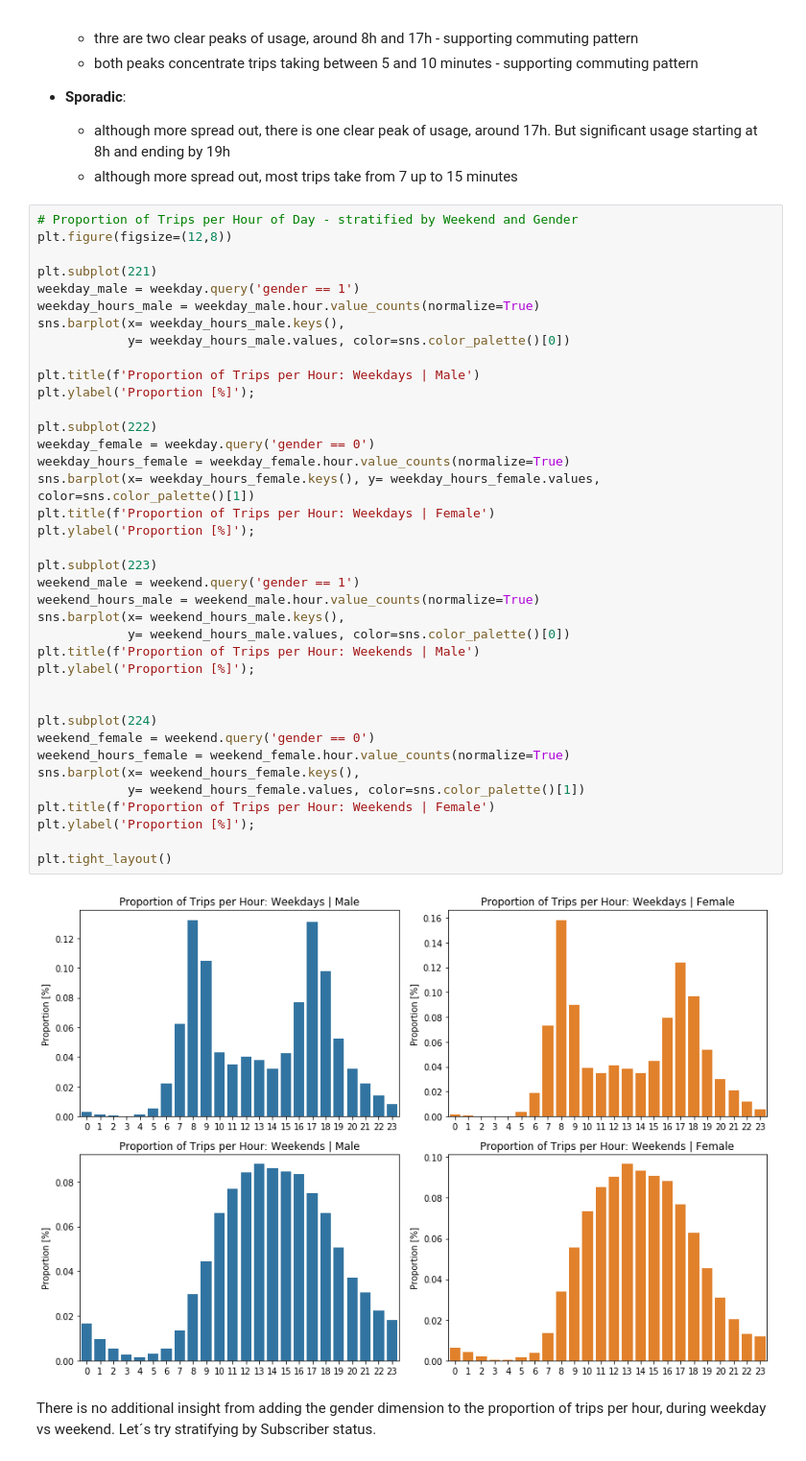
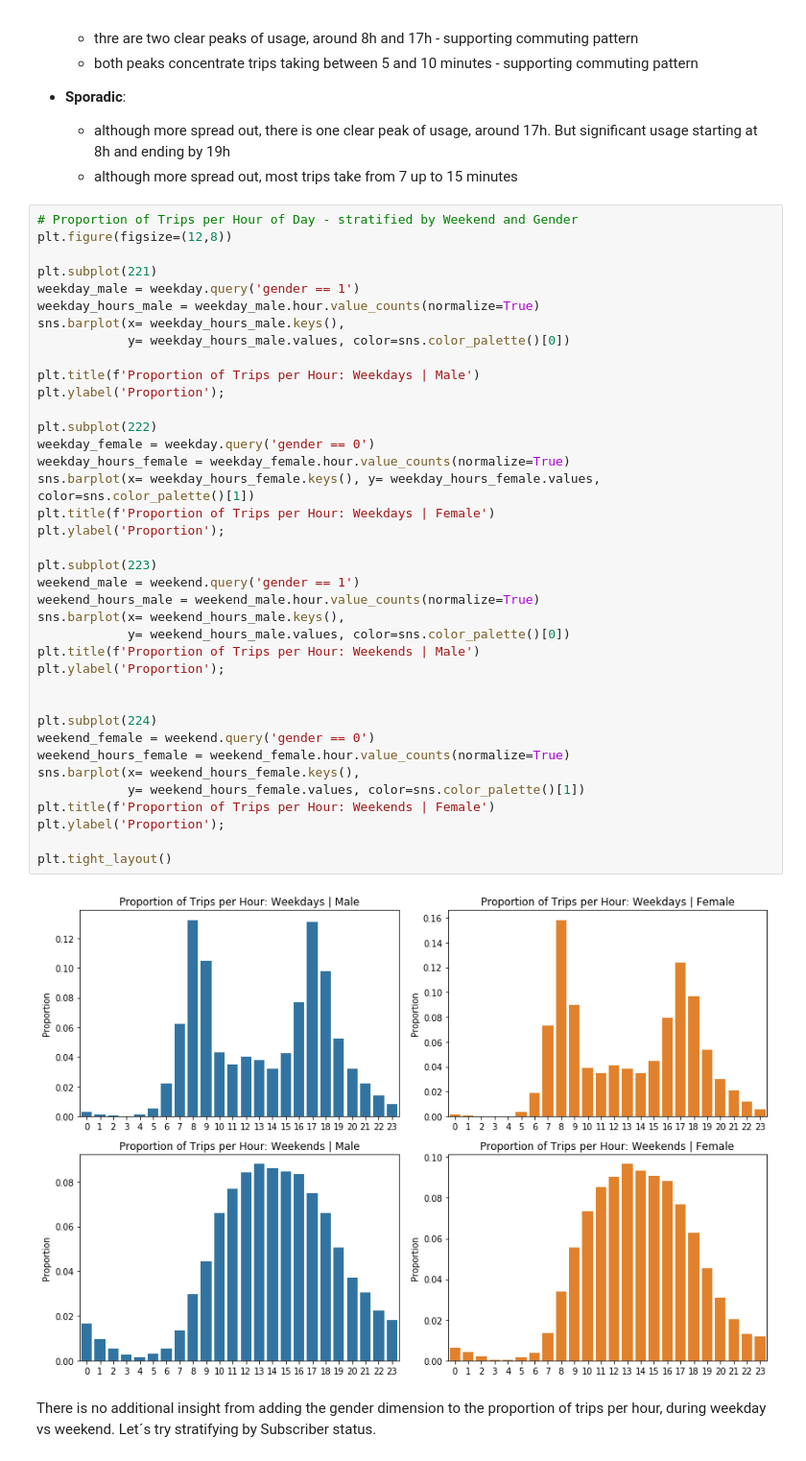
Before and after one commit to marcellovictorino/DAND_5_DataViz, a Jupyter notebook: 2_Project_ FordGoBike/1_EDA.ipynb, the cells around one changed output. Shown at 96% size. Drawn from its saved outputs; the diff is of its cells as text.

```diff
--- a/2_Project_ FordGoBike/1_EDA.ipynb
+++ b/2_Project_ FordGoBike/1_EDA.ipynb
@@ -693,38 +690,38 @@ plt.subplot(221)
 weekday_male = weekday.query('gender == 1')
 weekday_hours_male = weekday_male.hour.value_counts(normalize=True)
 sns.barplot(x= weekday_hours_male.keys(),
             y= weekday_hours_male.values, color=sns.color_palette()[0])
 
 plt.title(f'Proportion of Trips per Hour: Weekdays | Male')
-plt.ylabel('Proportion [%]');
+plt.ylabel('Proportion');
 
 plt.subplot(222)
 weekday_female = weekday.query('gender == 0')
 weekday_hours_female = weekday_female.hour.value_counts(normalize=True)
 sns.barplot(x= weekday_hours_female.keys(), y= weekday_hours_female.values, color=sns.color_palette()[1])
 plt.title(f'Proportion of Trips per Hour: Weekdays | Female')
-plt.ylabel('Proportion [%]');
+plt.ylabel('Proportion');
 
 plt.subplot(223)
 weekend_male = weekend.query('gender == 1')
 weekend_hours_male = weekend_male.hour.value_counts(normalize=True)
 sns.barplot(x= weekend_hours_male.keys(),
             y= weekend_hours_male.values, color=sns.color_palette()[0])
 plt.title(f'Proportion of Trips per Hour: Weekends | Male')
-plt.ylabel('Proportion [%]');
+plt.ylabel('Proportion');
 
 
 plt.subplot(224)
 weekend_female = weekend.query('gender == 0')
 weekend_hours_female = weekend_female.hour.value_counts(normalize=True)
 sns.barplot(x= weekend_hours_female.keys(),
             y= weekend_hours_female.values, color=sns.color_palette()[1])
 plt.title(f'Proportion of Trips per Hour: Weekends | Female')
-plt.ylabel('Proportion [%]');
+plt.ylabel('Proportion');
 
 plt.tight_layout()
 # %% [output]
-[figure, old version]
+[figure, new version]
 # %% [markdown]
 There is no additional insight from adding the gender dimension to the proportion of trips per hour, during weekday vs weekend. Let´s try stratifying by Subscriber status.
 # %%
```
Also changed, not shown: parts of 4 cells of this notebook.
